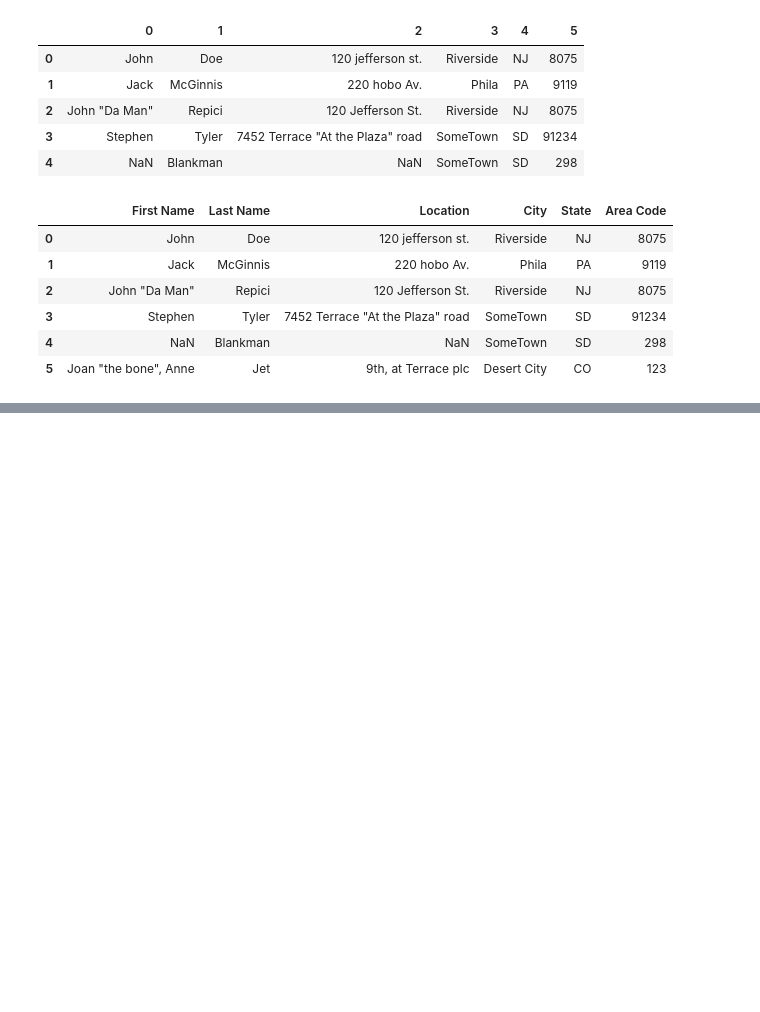
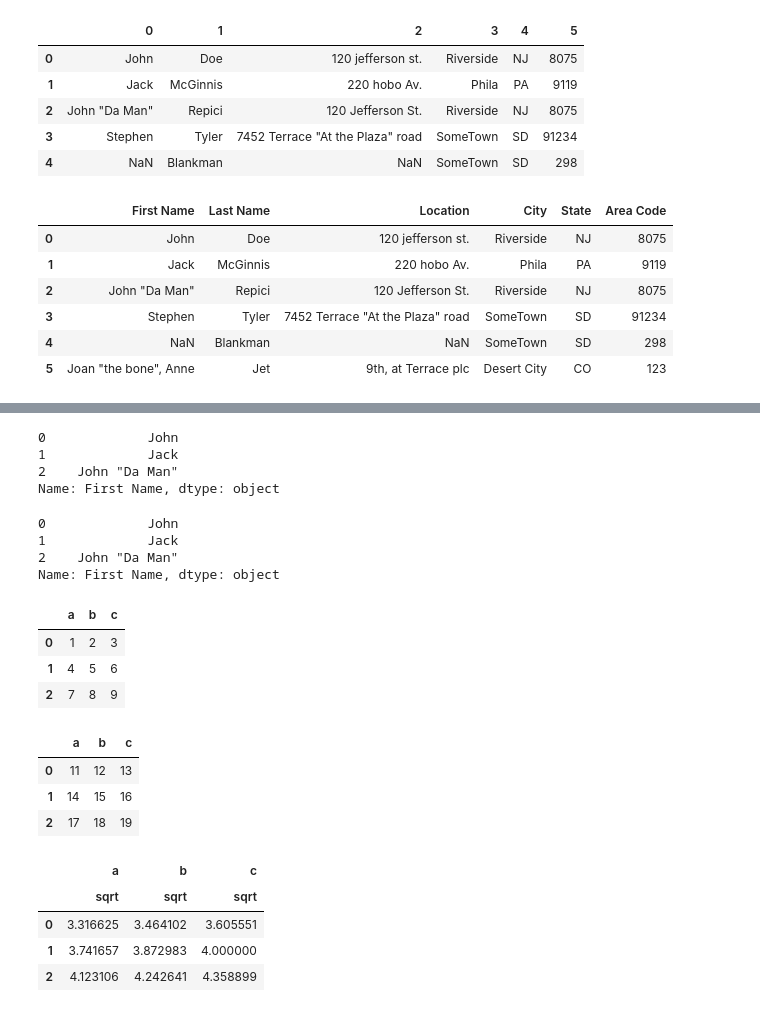
Before and after one commit to alirezaghorbani1983/IBM-DATA-SCIENCE, a Jupyter notebook: stock-project.ipynb, the cells around one changed output, grey strips where cells are left out. Cells and saved outputs as stored; diff of their text form; code cells hidden in the pictures; blank space fills up the shorter version.

Commit message:
Transform Function in Pandas

```diff
--- a/stock-project.ipynb
+++ b/stock-project.ipynb
@@ -290,0 +322,15 @@ df
+# %%
+df.loc[[0,1,2], "First Name" ]
+# %% [output]
+0             John
+1             Jack
+2    John "Da Man"
+Name: First Name, dtype: object
+# %%
+# To select the 0th,1st and 2nd row of "First Name" column only
+df.iloc[[0,1,2], 0]
+# %% [output]
+0             John
+1             Jack
+2    John "Da Man"
+Name: First Name, dtype: object
@@ -290,0 +340,28 @@ df
+# %%
+#creating a dataframe
+df=pd.DataFrame(np.array([[1, 2, 3], [4, 5, 6], [7, 8, 9]]), columns=['a', 'b', 'c'])
+df
+# %% [output]
+|  | a | b | c |
+| 0 | 1 | 2 | 3 |
+| 1 | 4 | 5 | 6 |
+| 2 | 7 | 8 | 9 |
+# %%
+#applying the transform function
+df = df.transform(func = lambda x : x + 10)
+df
+# %% [output]
+|  | a | b | c |
+| 0 | 11 | 12 | 13 |
+| 1 | 14 | 15 | 16 |
+| 2 | 17 | 18 | 19 |
+# %%
+result = df.transform(func = ['sqrt'])
+# %%
+result
+# %% [output]
+|  | a | b | c |
+|  | sqrt | sqrt | sqrt |
+| 0 | 3.316625 | 3.464102 | 3.605551 |
+| 1 | 3.741657 | 3.872983 | 4.000000 |
+| 2 | 4.123106 | 4.242641 | 4.358899 |
```
Also changed, not shown: parts of 4 cells of this notebook.
